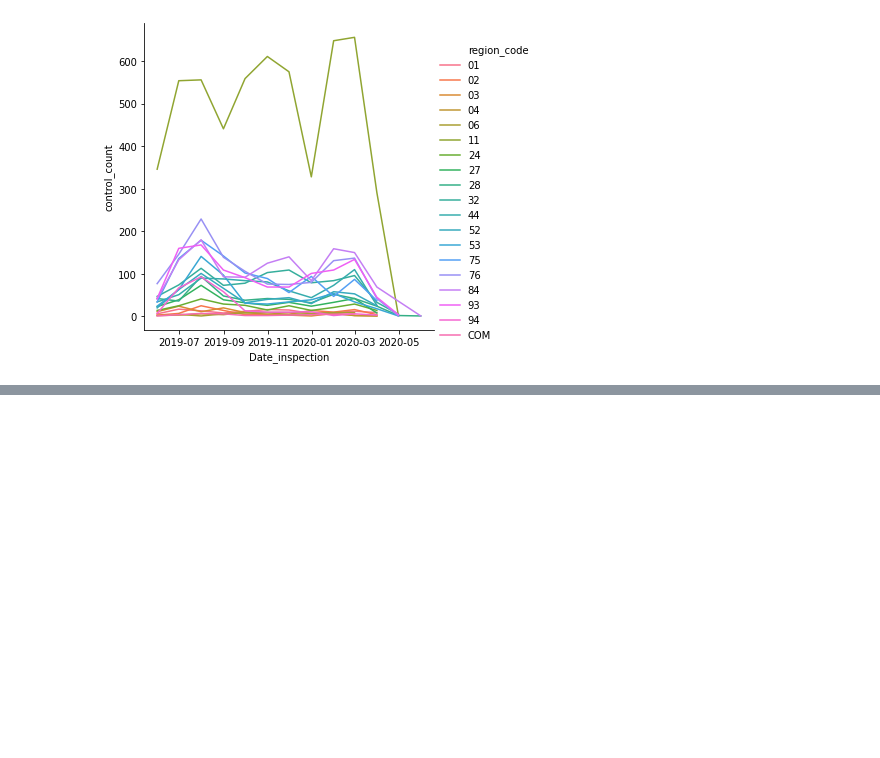
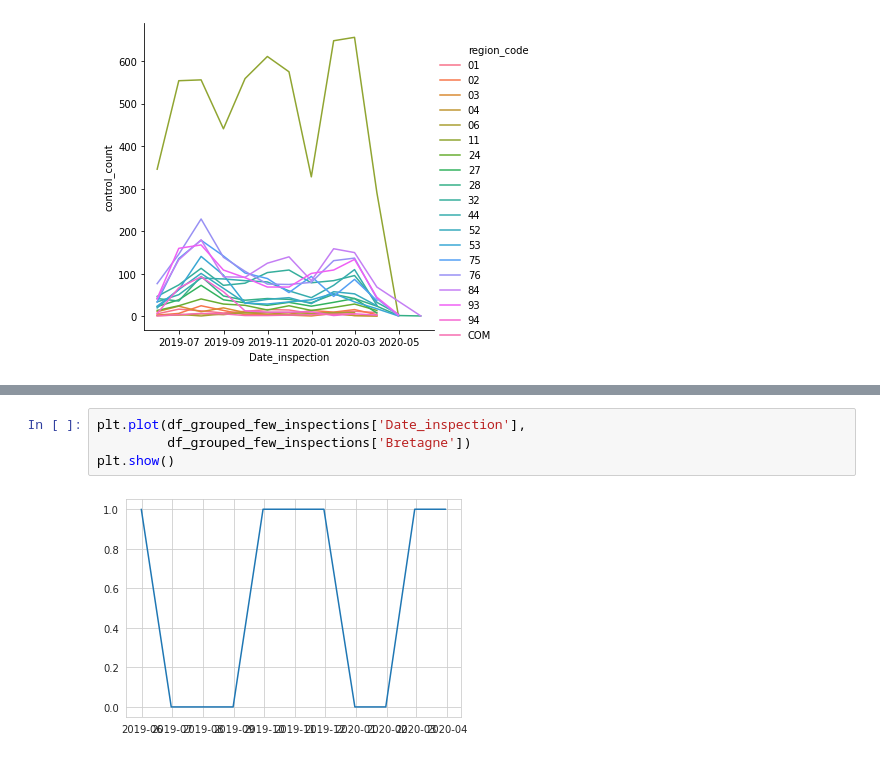
Before and after one commit to etalab-ia/ami-ia, a Jupyter notebook: notebooks/ami_ia_dataviz_rr.ipynb, the cells around one changed output, grey strips where cells are left out. Drawn from its saved outputs; the diff is of its cells as text; blank space fills up the shorter version.

```diff
--- a/notebooks/ami_ia_dataviz_rr.ipynb
+++ b/notebooks/ami_ia_dataviz_rr.ipynb
@@ -250,0 +515,6 @@ g.set(ylim=(0, 2))
+# %%
+plt.plot(df_grouped_few_inspections['Date_inspection'],
+         df_grouped_few_inspections['Bretagne'])
+plt.show()
+# %% [output]
+[figure, added]
```
Also changed, not shown: parts of 21 cells of this notebook.
